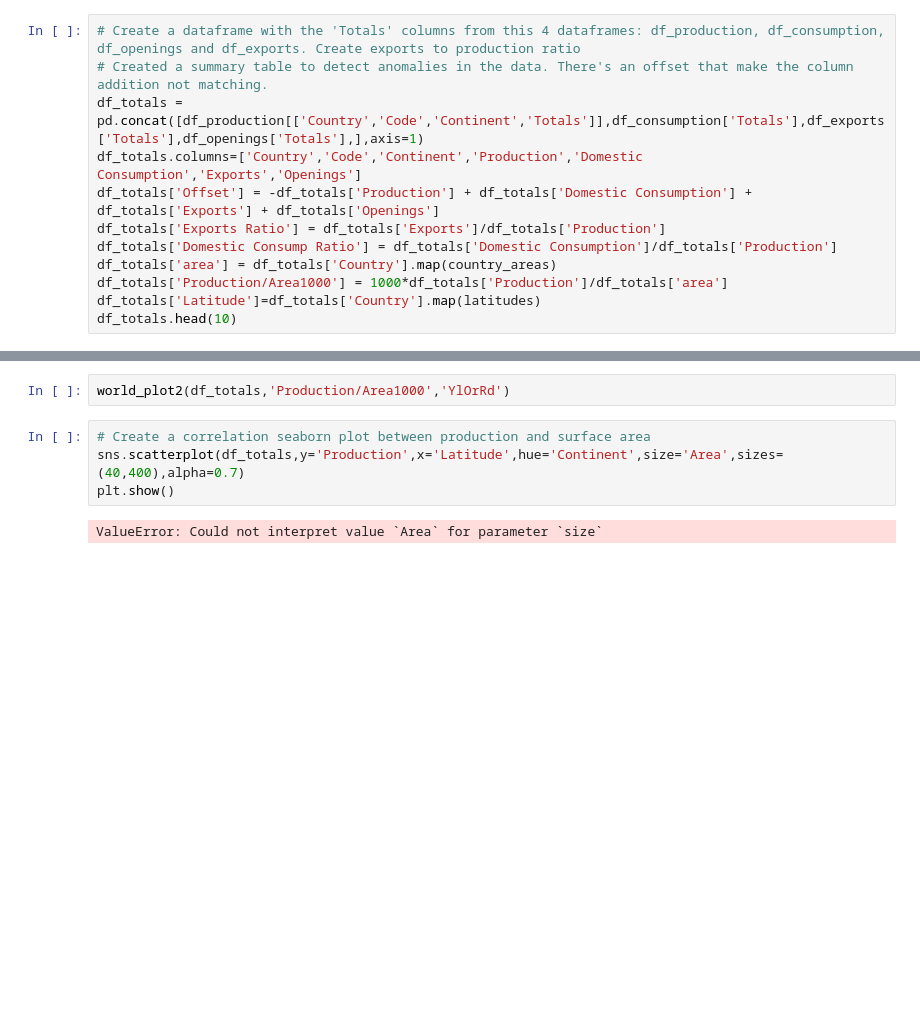
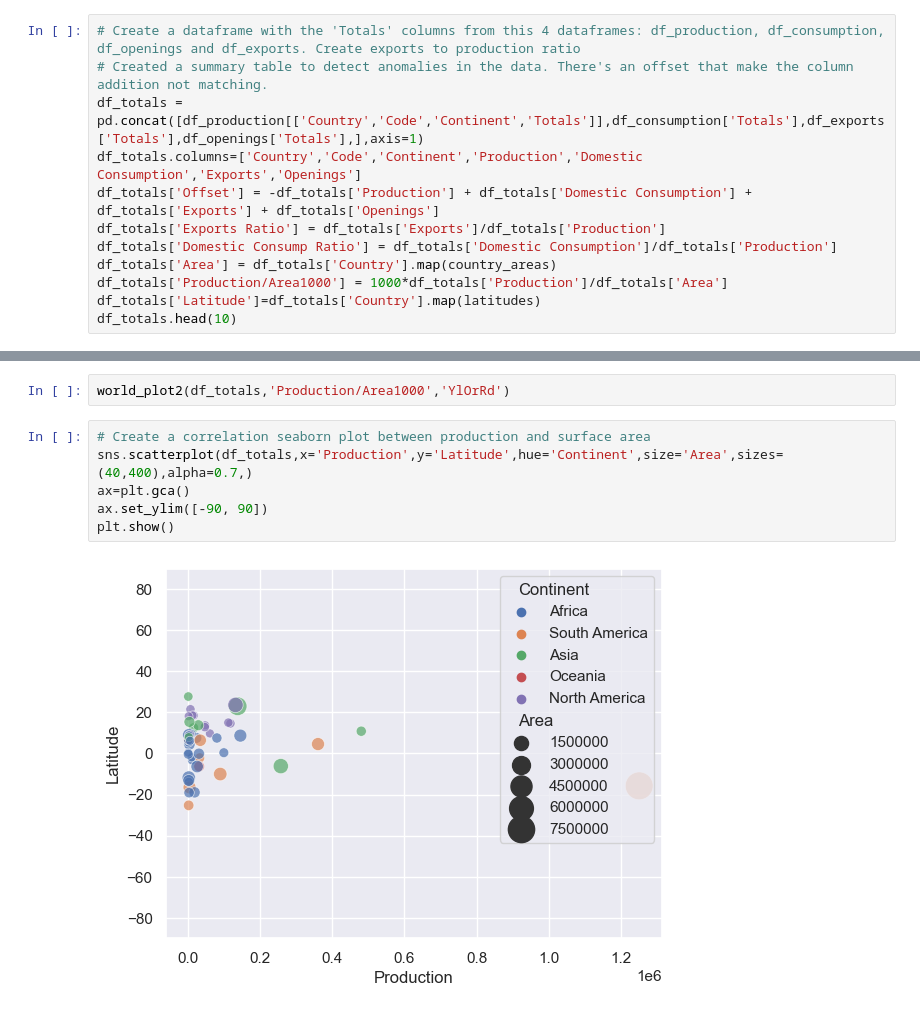
Before and after one commit to jjcastillot/Coffee_production_consumption, a Jupyter notebook: coffee_data_analysis.ipynb, the cells around one changed output, grey strips where cells are left out. Saved outputs shown, nothing was run; the diff lists cells and outputs as text; blank space fills up the shorter version.

```diff
--- a/coffee_data_analysis.ipynb
+++ b/coffee_data_analysis.ipynb
@@ -126,8 +106,8 @@ df_totals.columns=['Country','Code','Continent','Production','Domestic Consumpti
 df_totals['Offset'] = -df_totals['Production'] + df_totals['Domestic Consumption'] + df_totals['Exports'] + df_totals['Openings']
 df_totals['Exports Ratio'] = df_totals['Exports']/df_totals['Production']
 df_totals['Domestic Consump Ratio'] = df_totals['Domestic Consumption']/df_totals['Production']
-df_totals['area'] = df_totals['Country'].map(country_areas)
-df_totals['Production/Area1000'] = 1000*df_totals['Production']/df_totals['area']
+df_totals['Area'] = df_totals['Country'].map(country_areas)
+df_totals['Production/Area1000'] = 1000*df_totals['Production']/df_totals['Area']
 df_totals['Latitude']=df_totals['Country'].map(latitudes)
 df_totals.head(10)
 # %% [output]
@@ -175,9 +155,11 @@ world_plot2(df_totals,'Production','YlOrRd')
 world_plot2(df_totals,'Production/Area1000','YlOrRd')
 # %%
 # Create a correlation seaborn plot between production and surface area
-sns.scatterplot(df_totals,y='Production',x='Latitude',hue='Continent',size='Area',sizes=(40,400),alpha=0.7)
+sns.scatterplot(df_totals,x='Production',y='Latitude',hue='Continent',size='Area',sizes=(40,400),alpha=0.7,)
+ax=plt.gca()
+ax.set_ylim([-90, 90])
 plt.show()
 # %% [output]
-ValueError: Could not interpret value `Area` for parameter `size`
+[figure, added]
 # %%
 # Create a correlation seaborn plot between imports and surface area
```
Also changed, not shown: parts of 3 cells of this notebook, 1 other file.
